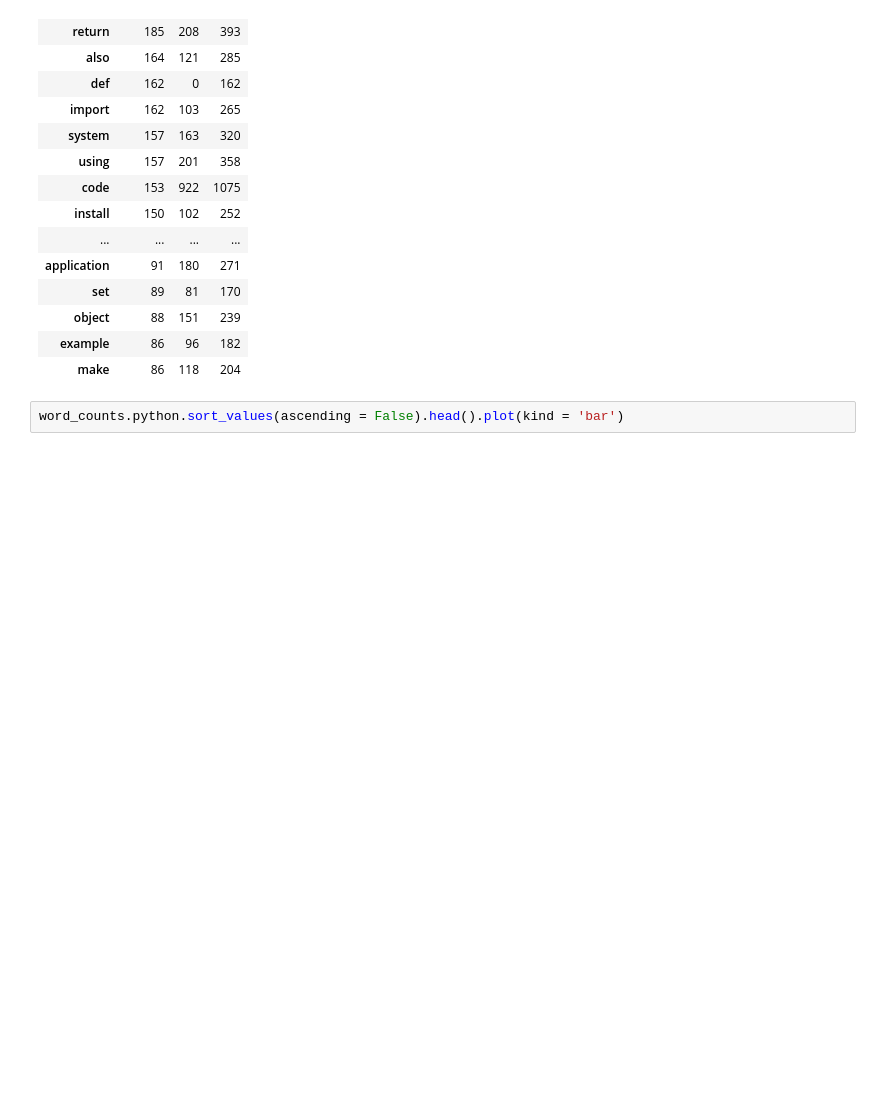
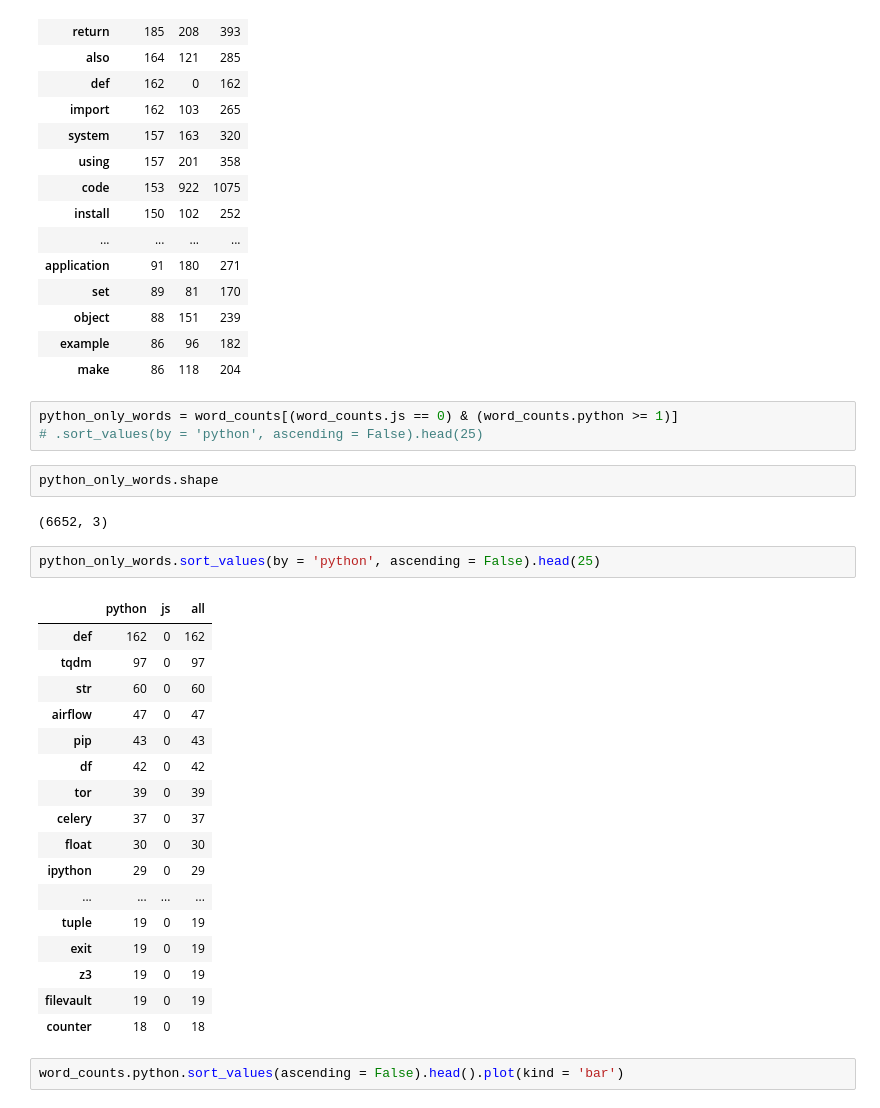
Before and after one commit to Brandon-Martinez27/nlp_project, a Jupyter notebook: acquire_nlp.ipynb, the cells around one changed output. Drawn from its saved outputs; the diff is of its cells as text; blank space fills up the shorter version.

```diff
--- a/acquire_nlp.ipynb
+++ b/acquire_nlp.ipynb
@@ -749,6 +729,33 @@ word_counts.sort_values(by = 'python', ascending = False).head(25)
 | object | 88 | 151 | 239 |
 | example | 86 | 96 | 182 |
 | make | 86 | 118 | 204 |
+# %%
+python_only_words = word_counts[(word_counts.js == 0) & (word_counts.python >= 1)]
+# .sort_values(by = 'python', ascending = False).head(25)
+# %%
+python_only_words.shape
+# %% [output]
+(6652, 3)
+# %%
+python_only_words.sort_values(by = 'python', ascending = False).head(25)
+# %% [output]
+|  | python | js | all |
+| def | 162 | 0 | 162 |
+| tqdm | 97 | 0 | 97 |
+| str | 60 | 0 | 60 |
+| airflow | 47 | 0 | 47 |
+| pip | 43 | 0 | 43 |
+| df | 42 | 0 | 42 |
+| tor | 39 | 0 | 39 |
+| celery | 37 | 0 | 37 |
+| float | 30 | 0 | 30 |
+| ipython | 29 | 0 | 29 |
+| ... | ... | ... | ... |
+| tuple | 19 | 0 | 19 |
+| exit | 19 | 0 | 19 |
+| z3 | 19 | 0 | 19 |
+| filevault | 19 | 0 | 19 |
+| counter | 18 | 0 | 18 |
 # %%
 word_counts.python.sort_values(ascending = False).head().plot(kind = 'bar')
 # %% [output]
```
Also changed, not shown: parts of 8 cells of this notebook.
